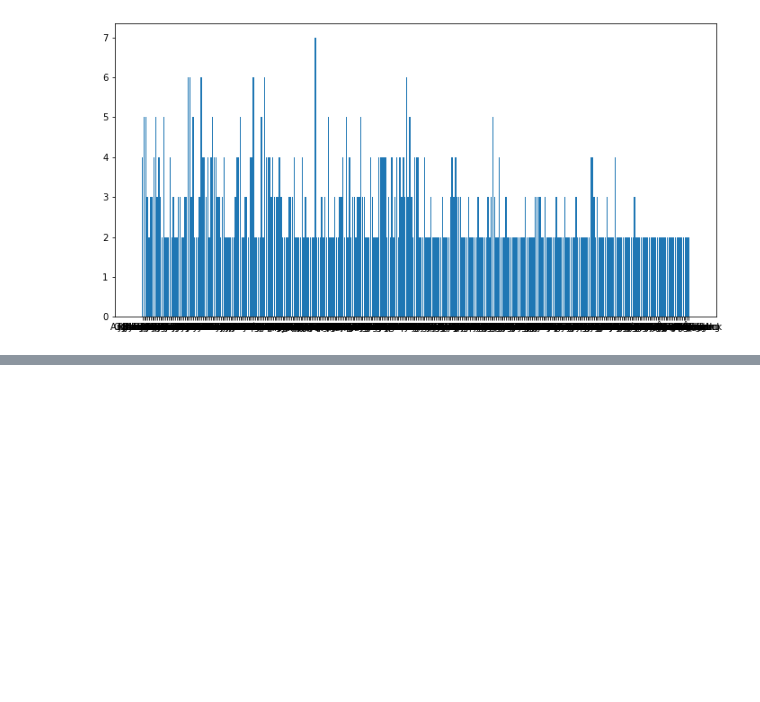
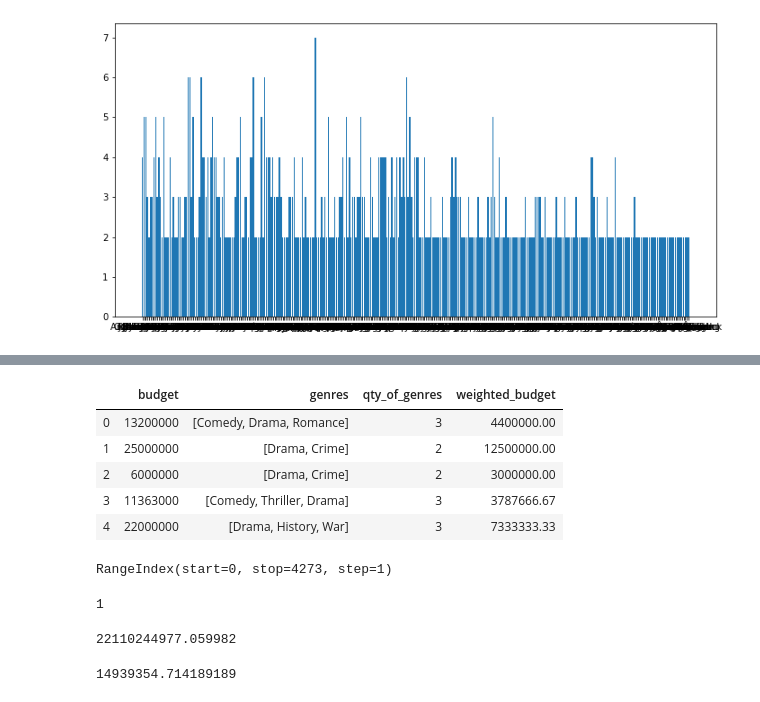
Before and after one commit to chrispfchung/mediaproject, a Jupyter notebook: Scraping academy award winning movies from imdb.ipynb, the cells around one changed output, grey strips where cells are left out. Drawn from its saved outputs; the diff is of its cells as text; code cells hidden in the pictures; blank space fills up the shorter version.

```diff
--- a/Scraping academy award winning movies from imdb.ipynb
+++ b/Scraping academy award winning movies from imdb.ipynb
@@ -144,0 +230,17 @@ for
+# %%
+df2[['budget','genres','qty_of_genres','weighted_budget']].head()
+# %% [output]
+|  | budget | genres | qty_of_genres | weighted_budget |
+| 0 | 13200000 | [Comedy, Drama, Romance] | 3 | 4400000.00 |
+| 1 | 25000000 | [Drama, Crime] | 2 | 12500000.00 |
+| 2 | 6000000 | [Drama, Crime] | 2 | 3000000.00 |
+| 3 | 11363000 | [Comedy, Thriller, Drama] | 3 | 3787666.67 |
+| 4 | 22000000 | [Drama, History, War] | 3 | 7333333.33 |
+# %%
+df2.index
+# %% [output]
+RangeIndex(start=0, stop=4273, step=1)
+# %%
+df2.budget.sum() - 170941943899
+# %% [output]
+1
@@ -144,0 +253,8 @@ for
+# %%
+genre_wbudget['Comedy']
+# %% [output]
+22110244977.059982
+# %%
+22110244977/1480
+# %% [output]
+14939354.714189189
```
Also changed, not shown: parts of 20 cells of this notebook, 1 other file.
